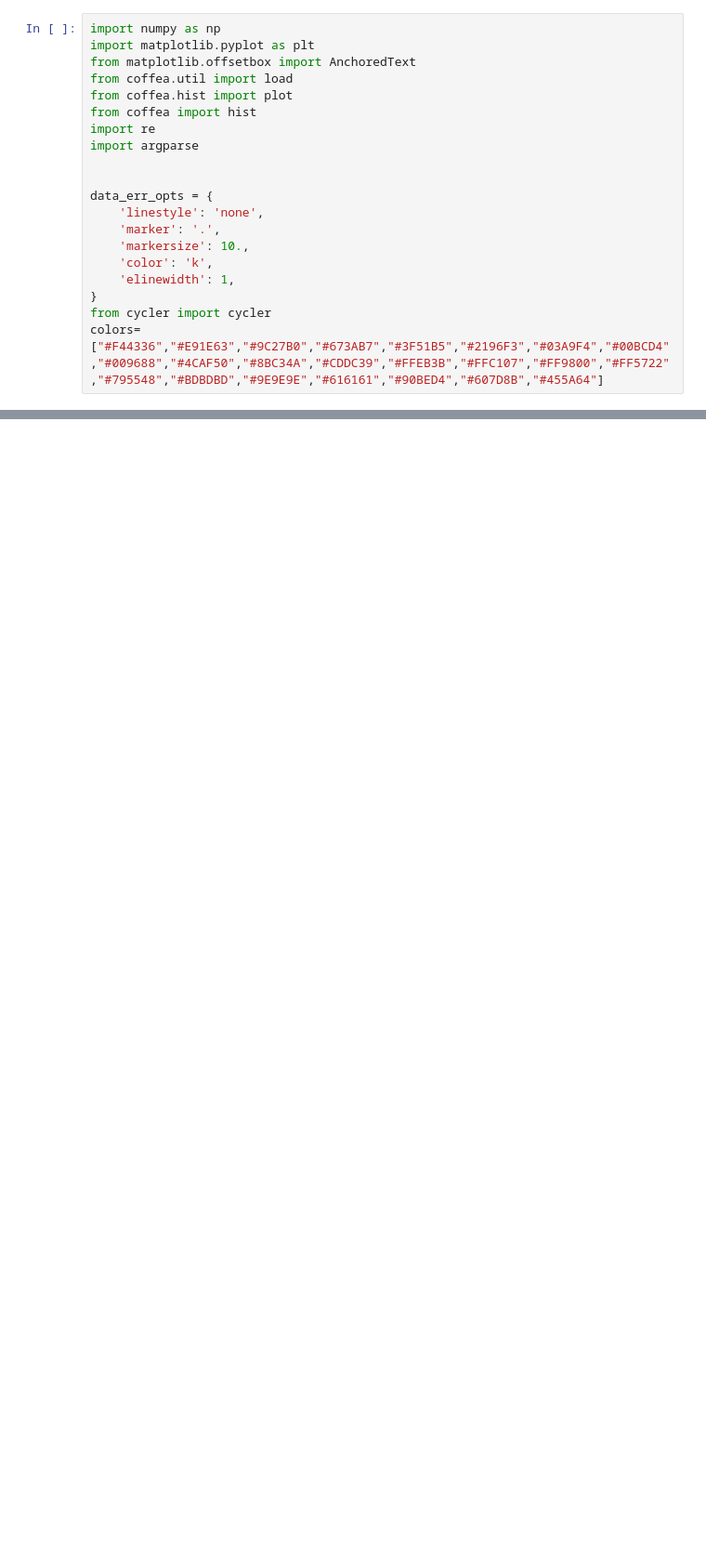
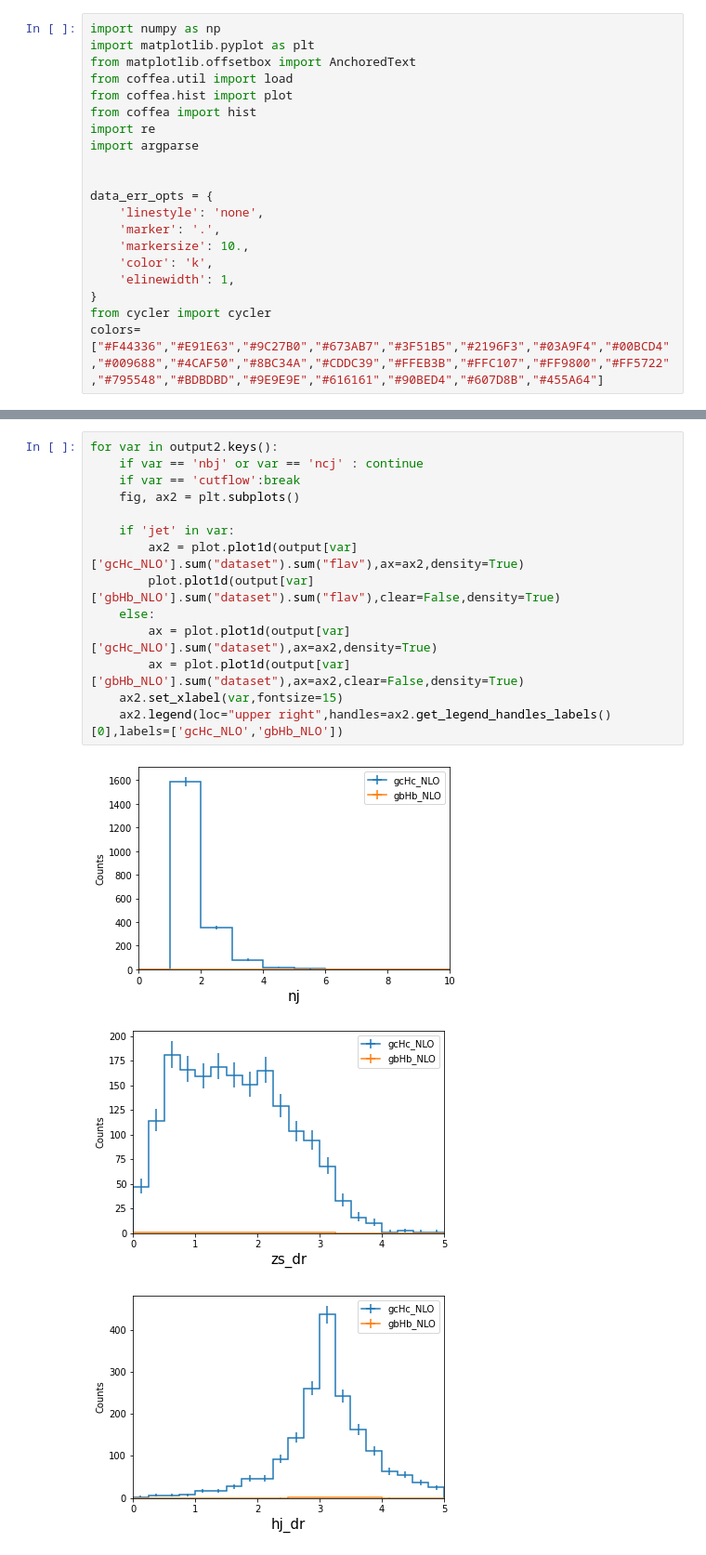
Before and after one commit to Ming-Yan/Hpluscharm, a Jupyter notebook: Hpluscharm_processor/testplotting.ipynb, the cells around one changed output, grey strips where cells are left out. Shown at 93% size. Saved outputs shown, nothing was run; the diff lists cells and outputs as text; blank space fills up the shorter version.

```diff
--- a/Hpluscharm_processor/testplotting.ipynb
+++ b/Hpluscharm_processor/testplotting.ipynb
@@ -39,0 +111,18 @@ ax = plot.plot1d(output['higgs_mass']['gcHc_NLO'].sum("dataset"),ax=ax)
+# %%
+for var in output2.keys():
+    if var == 'nbj' or var == 'ncj' : continue
+    if var == 'cutflow':break
+    fig, ax2 = plt.subplots()
+
+    if 'jet' in var:
+        ax2 = plot.plot1d(output[var]['gcHc_NLO'].sum("dataset").sum("flav"),ax=ax2,density=True)
+        plot.plot1d(output[var]['gbHb_NLO'].sum("dataset").sum("flav"),clear=False,density=True)
+    else:
+        ax = plot.plot1d(output[var]['gcHc_NLO'].sum("dataset"),ax=ax2,density=True)
+        ax = plot.plot1d(output[var]['gbHb_NLO'].sum("dataset"),ax=ax2,clear=False,density=True)
+    ax2.set_xlabel(var,fontsize=15)
+    ax2.legend(loc="upper right",handles=ax2.get_legend_handles_labels()[0],labels=['gcHc_NLO','gbHb_NLO'])
+# %% [output]
+[figure, added]
+[figure, added]
+[figure, added]
```
Also changed, not shown: parts of 7 cells of this notebook.
